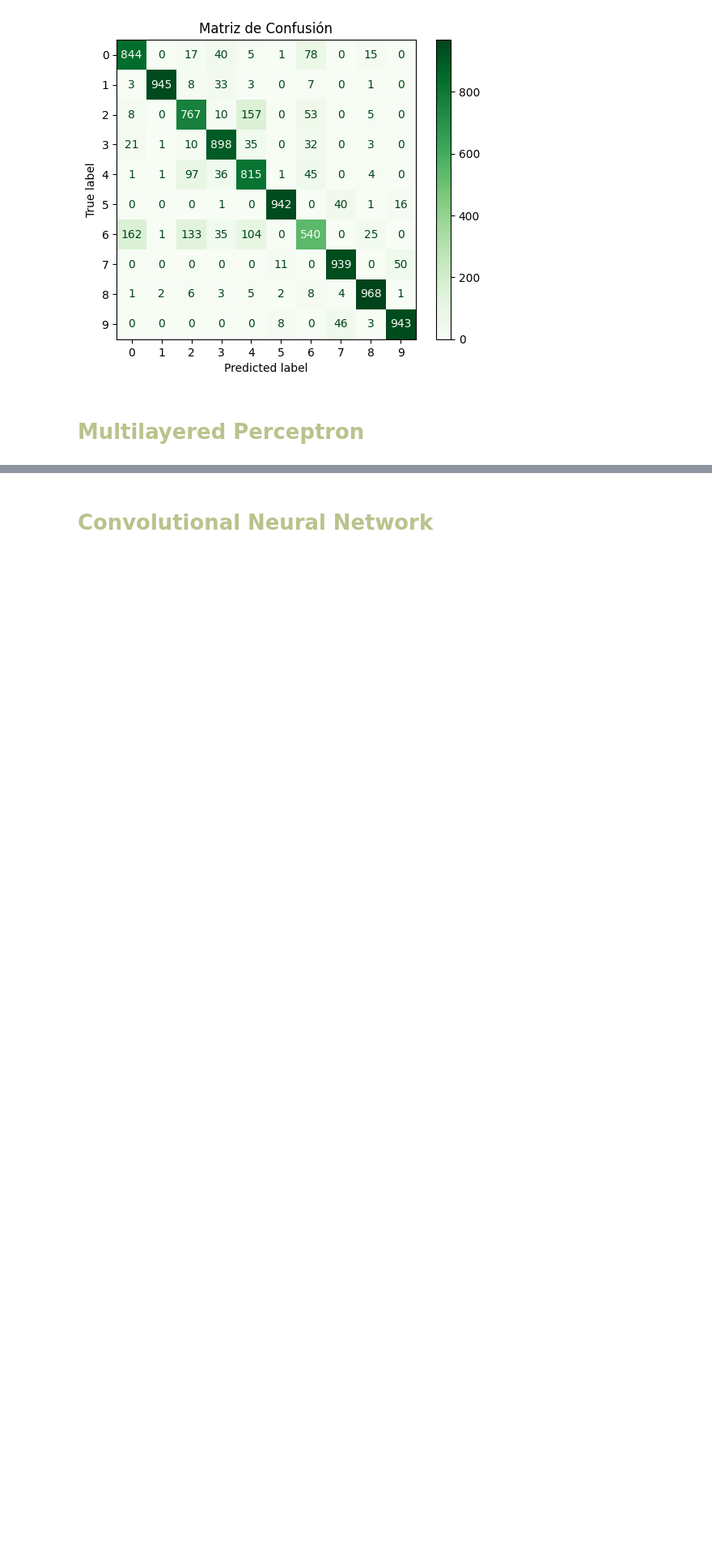
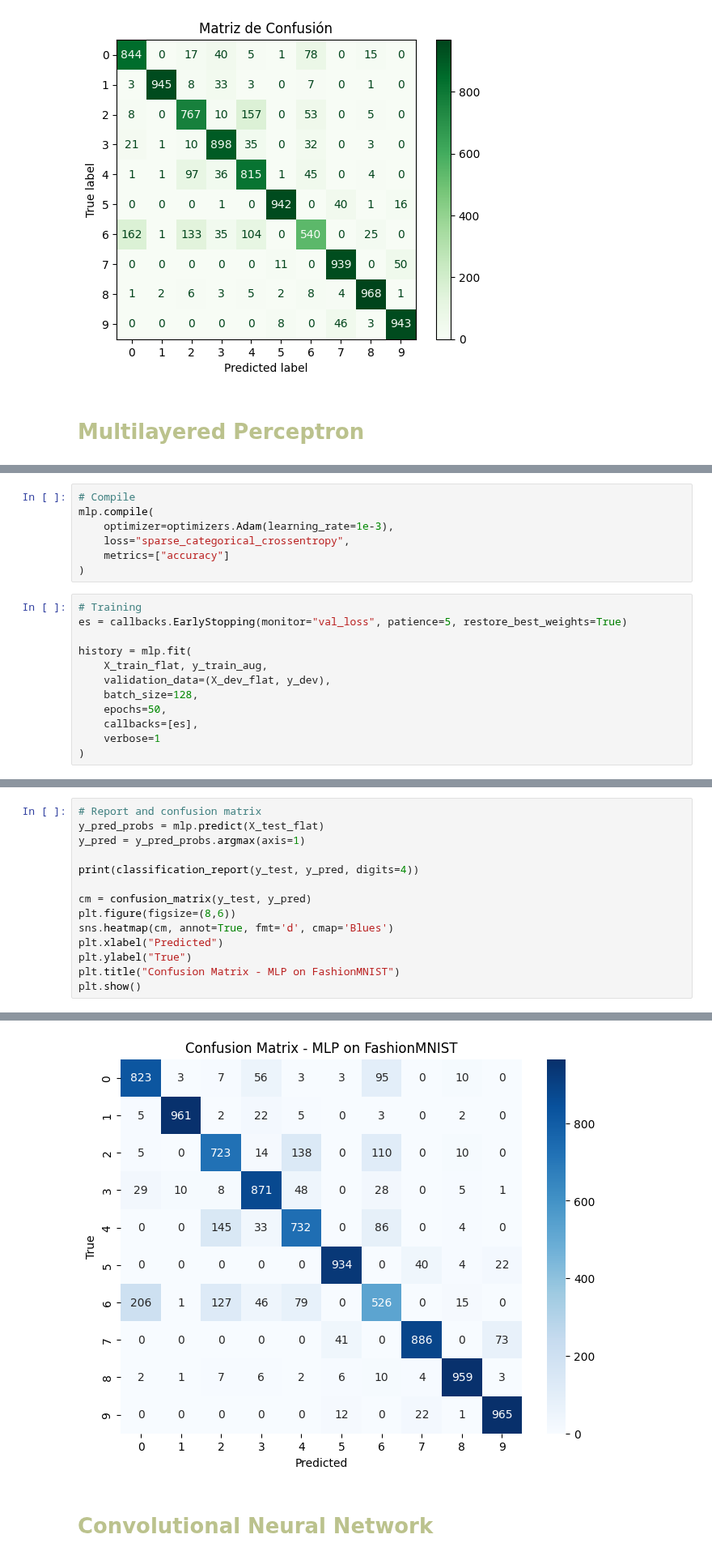
Before and after one commit to ch0fas/ML_Projects, a Jupyter notebook: fashion_mnist.ipynb, the cells around one changed output, grey strips where cells are left out. Shown at 81% size. Cells and saved outputs as stored; diff of their text form; blank space fills up the shorter version.

```diff
--- a/fashion_mnist.ipynb
+++ b/fashion_mnist.ipynb
@@ -386,0 +427,19 @@ F1 Score: 0.858
+# %%
+# Compile
+mlp.compile(
+    optimizer=optimizers.Adam(learning_rate=1e-3),
+    loss="sparse_categorical_crossentropy",
+    metrics=["accuracy"]
+)
+# %%
+# Training
+es = callbacks.EarlyStopping(monitor="val_loss", patience=5, restore_best_weights=True)
+
+history = mlp.fit(
+    X_train_flat, y_train_aug,
+    validation_data=(X_dev_flat, y_dev),
+    batch_size=128,
+    epochs=50,
+    callbacks=[es],
+    verbose=1
+)
@@ -386,0 +470,15 @@ F1 Score: 0.858
+# %%
+# Report and confusion matrix
+y_pred_probs = mlp.predict(X_test_flat)
+y_pred = y_pred_probs.argmax(axis=1)
+
+print(classification_report(y_test, y_pred, digits=4))
+
+cm = confusion_matrix(y_test, y_pred)
+plt.figure(figsize=(8,6))
+sns.heatmap(cm, annot=True, fmt='d', cmap='Blues')
+plt.xlabel("Predicted")
+plt.ylabel("True")
+plt.title("Confusion Matrix - MLP on FashionMNIST")
+plt.show()
+# %% [output]
@@ -387,3 +502,4 @@ F1 Score: 0.858
+[figure, added]
 # %% [markdown]
 # <font color= #bbc28d> **Convolutional Neural Network** </font>
 # %%
```
Also changed, not shown: parts of 5 cells of this notebook.
